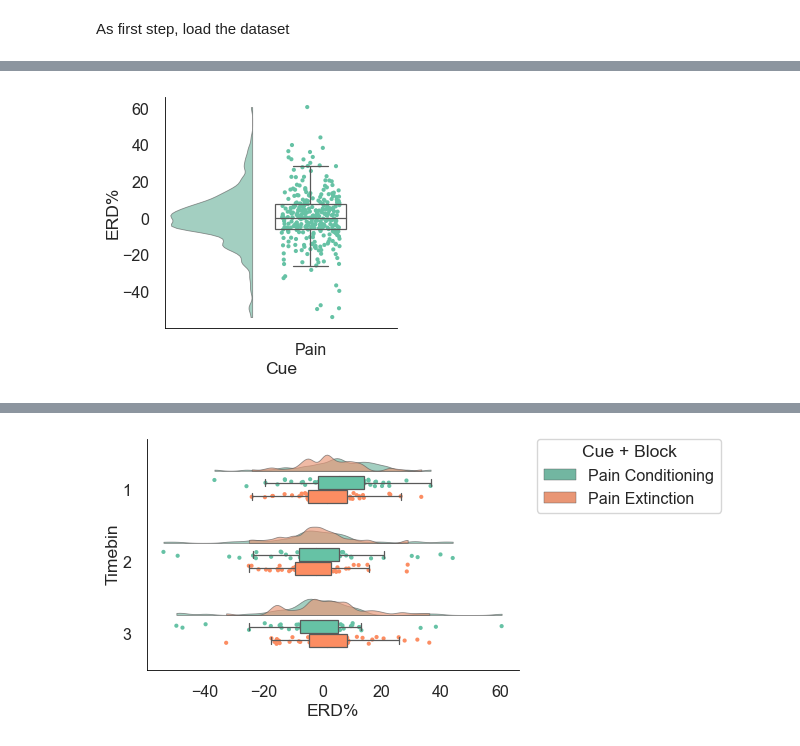
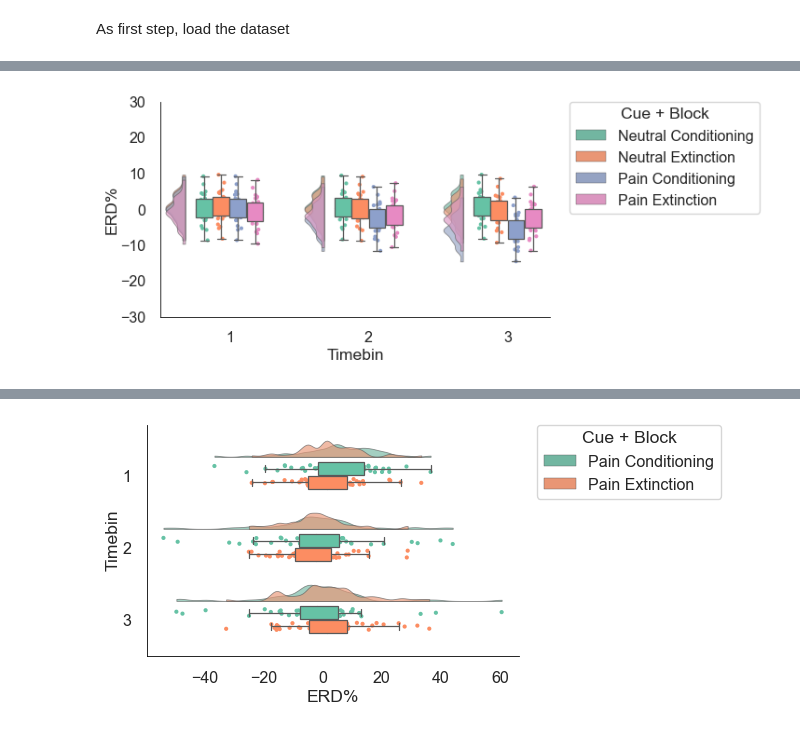
Before and after one commit to dhewitt16/PainAnticipationVRStudy, a Jupyter notebook: EEGFigs.ipynb, the cells around one changed output, grey strips where cells are left out. Drawn from its saved outputs; the diff is of its cells as text; code cells hidden in the pictures.

```diff
--- a/EEGFigs.ipynb
+++ b/EEGFigs.ipynb
@@ -33,16 +50,3 @@ savefigs = True
 
 electrodeCluster = 3 # 1 = "Frontal", 3 = "Central", 4 = "Parietal", 5 = "Occipital"
 freqBand = 8
-# %%
-path = "/Users/dhewitt/Data/pps/Exports/"
-fileType = ".csv"
-fileName = ("PPSERDDataLong_Grouped_noav_" + version + "_plotting" + fileType)
-figOutName = ("ERD_Grouped_noav_" + version)
-
-figs_dir = (path + 'figs/')
-print(fileName)
-
-if savefigs:
-    # Make the figures folder if it doesn't yet exist
-    if not os.path.isdir(figs_dir):
-        os.makedirs(figs_dir)
@@ -56,7 +58,10 @@ df = pd.read_csv(path + measureType + "/" + fileName)
 
 #dfnew = pd.DataFrame()
 df = df.loc[(df['Grouping2'] == electrodeCluster) & (df['FreqBand'] == freqBand)]
+#df['Cue + Block'] = df['Cue'].astype(str) + ' ' + df['Block'].astype(str)
 df['Cue + Block'] = df['Cue'].astype(str) + ' ' + df['Block'].astype(str)
+## Averaging over block repetitions and all electrodes in the cluster
+df = df.groupby(['ID', 'Timebin', 'Cue', 'Block', 'Cue + Block']).mean().reset_index() #averaging because of repetitions which have the same predicted value
 df
 
 #box_showmeans = True, box_meanprops={"marker": "_","markeredgecolor": "black","markersize": lW},
@@ -257,28 +247,32 @@ average_df
 # %%
-# Main effects of cue
+#Phase Interactions
+
+sigma = 0.25
 
 #f, ax = plt.subplots(figsize=(7, 7))
-#f, ax = plt.subplots(figsize=(figSize*1.3, figSize)) # for a flatter, wider chart
-f, ax = plt.subplots(figsize=(figSize, figSize)) # for a squarer chart
+f, ax = plt.subplots(figsize=(figSize*1.8, figSize)) # for a flatter, wider chart
+#f, ax = plt.subplots(figsize=(figSize, figSize)) # for a squarer chart
 
-ax=pt.RainCloud(x = xAxis, y = yAxis, data = average_df, palette = pal, bw = sigma,
-                 width_viol = violinWidth, ax = ax, point_size = dotsize, linewidth = eW,
+ax=pt.RainCloud(x = zAxis, y = yAxis, hue = xAxisInt, data = df, palette = pal, bw = sigma,
+                 width_viol = violinWidth*0.5, ax = ax, point_size = dotsize, linewidth = eW,
                 orient = ort , box_showfliers = False,
-                alpha = .65,  dodge = True, width_box = boxWidth,
+                alpha = .65,  dodge = True, width_box = boxWidth*2,
                box_linewidth = lW, box_whiskerprops = dict(linewidth=lW))
+
+ax.set_ylim(-30, 30)
 
 ax.spines["top"].set_visible(False)
 ax.spines["right"].set_visible(False)
 ax.spines['bottom'].set_color('Black')
 ax.spines['bottom'].set_linewidth(eW)
 ax.spines['left'].set_color('Black')
 ax.spines['left'].set_linewidth(eW)
 ax.tick_params(axis='both', which='both', pad=5) #change pad to make the axes labels further/closer to axis
 ax.xaxis.labelpad = 3 # space between axis label and data name
 ax.yaxis.labelpad = 1
 
 #plt.title("Figure P15\n Adjusting Raincloud Alpha Level")
 if savefigs:
-    plt.savefig(figs_dir + figOutName +"_fig1_" + str(freqBand) + "Hz_Cluster" + str(electrodeCluster) + "elrepav.svg", format='svg', dpi=1200, bbox_inches='tight')
+    plt.savefig(figs_dir + figOutName +"_fig4condphase_" + str(freqBand) + "Hz_Cluster" + str(electrodeCluster) + ".svg", format='svg', dpi=1200, bbox_inches='tight')
 # %% [output]
-[figure, old version]
+[figure, new version]
```
Also changed, not shown: parts of 28 cells of this notebook, 1 other file.
